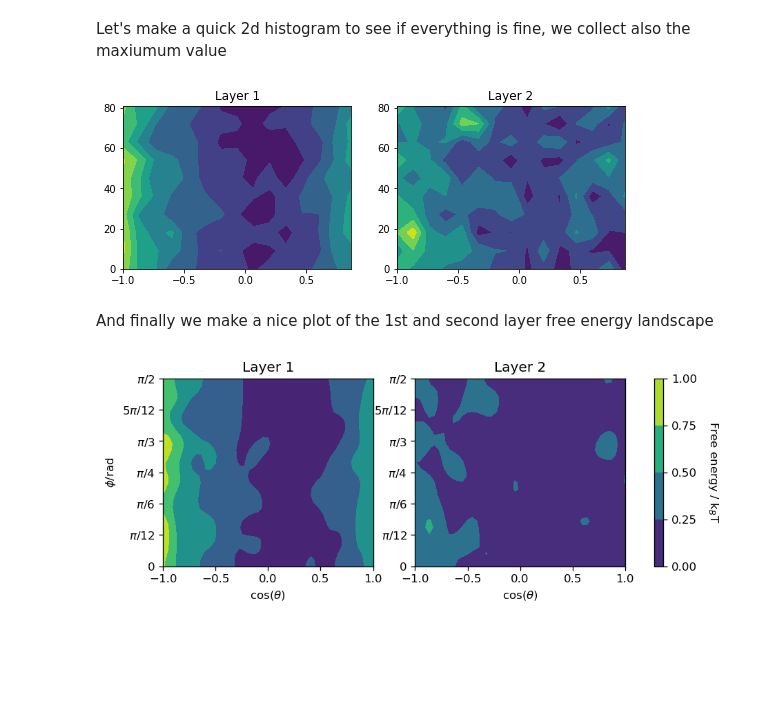
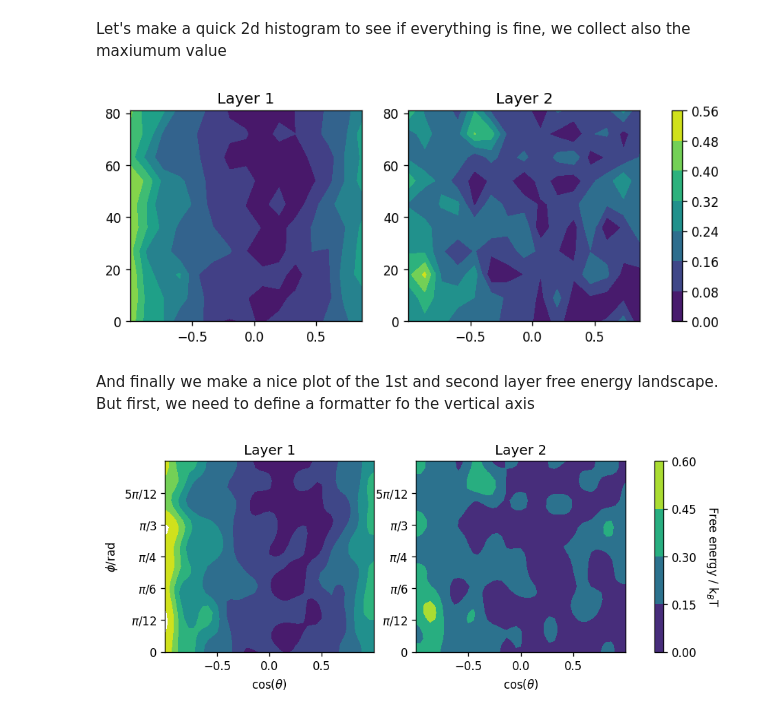
Before and after one commit to Marcello-Sega/pytim-notebooks, a Jupyter notebook: Bivariate distribution.ipynb, the cells around one changed output. Drawn from its saved outputs; the diff is of its cells as text; code cells hidden in the pictures; blank space fills up the shorter version.

```diff
--- a/Bivariate distribution.ipynb
+++ b/Bivariate distribution.ipynb
@@ -80,24 +82,25 @@ Let's make a quick 2d histogram to see if everything is fine, we collect also th
 # %%
 from matplotlib import pyplot as plt
 import scipy.ndimage
 from matplotlib.ticker import FuncFormatter, MultipleLocator
 
 fig, axes = plt.subplots(nrows=1, ncols=2,figsize=(9,3))
 maxval=0
 for n,ax in enumerate(axes.flat):
     layer=n+1
     ID='L'+str(layer)
     # let's plot the histogram to check that everything went fine (color scales are different!)
-    h,th,ph =np.histogram2d(costheta[ID],phi[ID],bins=[15,10],normed=True)
+    h,th,ph =np.histogram2d(costheta[ID],phi[ID],bins=[15,10])
     # the free energy from P = exp(-U/kT)
     h = -np.log(h)
     maxval = max(maxval,np.max(h))
 
     contour = ax.contourf(th[:-1],ph[:-1]*180/np.pi,h.T-np.min(h))
     ax.set_title("Layer "+str(layer))
 
+fig.colorbar(contour,ax=axes.ravel().tolist())
 plt.show()
 # %% [output]
-[figure, old version]
+[figure, new version]
 # %% [markdown]
-And finally we make a nice plot of the 1st and second layer free energy landscape
+And finally we make a nice plot of the 1st and second layer free energy landscape. But first, we need to define a formatter fo the vertical axis
@@ -112,13 +158,13 @@ major = Multiple(12, np.pi, r'\pi')
 for n,ax in enumerate(axes.flat):
     layer=n+1
     ID='L'+str(layer)
-    h,th,ph =np.histogram2d(costheta[ID],phi[ID],bins=[15,10],normed=True)
+    h,th,ph =np.histogram2d(costheta[ID],phi[ID],bins=[15,10])
     h = -np.log(h)
     h2  = scipy.ndimage.zoom(h, 3)
     th2 = np.linspace(th[0],th[-1],h2.shape[0])
     ph2 = np.linspace(ph[0],ph[-1],h2.shape[1])
     contour = ax.contourf(th2,ph2,h2.T-np.min(h2),
-                          levels=np.arange(0.,maxval-np.min(h2)+0.25,0.25))
+                          levels=np.arange(0.,np.max(h2)-np.min(h2)+.1,0.15))
 
     ax.set_title("Layer "+str(layer))
     ax.yaxis.set_major_locator(MultipleLocator(base=np.pi/4))
@@ -133,4 +179,4 @@ cbar.set_label('Free energy / k$_B$T', rotation=270,labelpad=20)
 
 plt.show()
 # %% [output]
-[figure, old version]
+[figure, new version]
```
Also changed, not shown: parts of 3 cells of this notebook, 3 other files.
